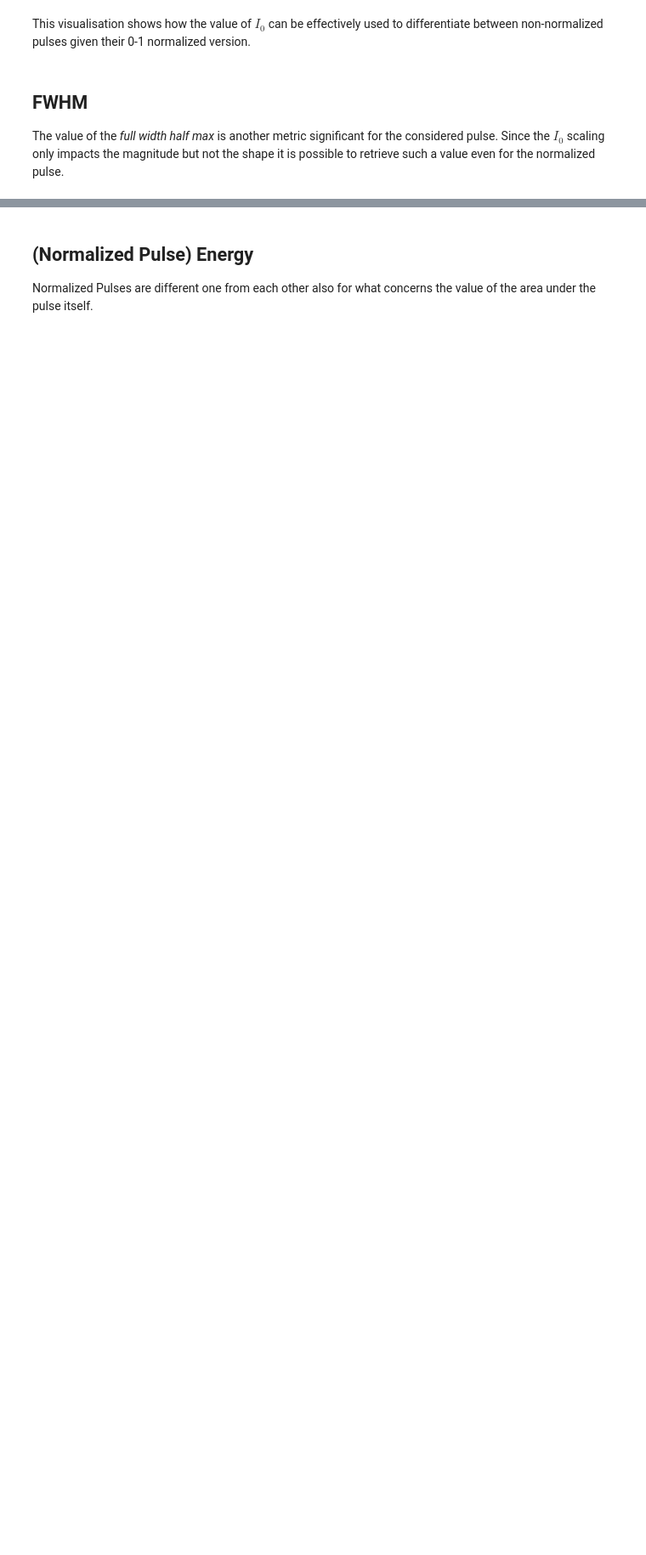
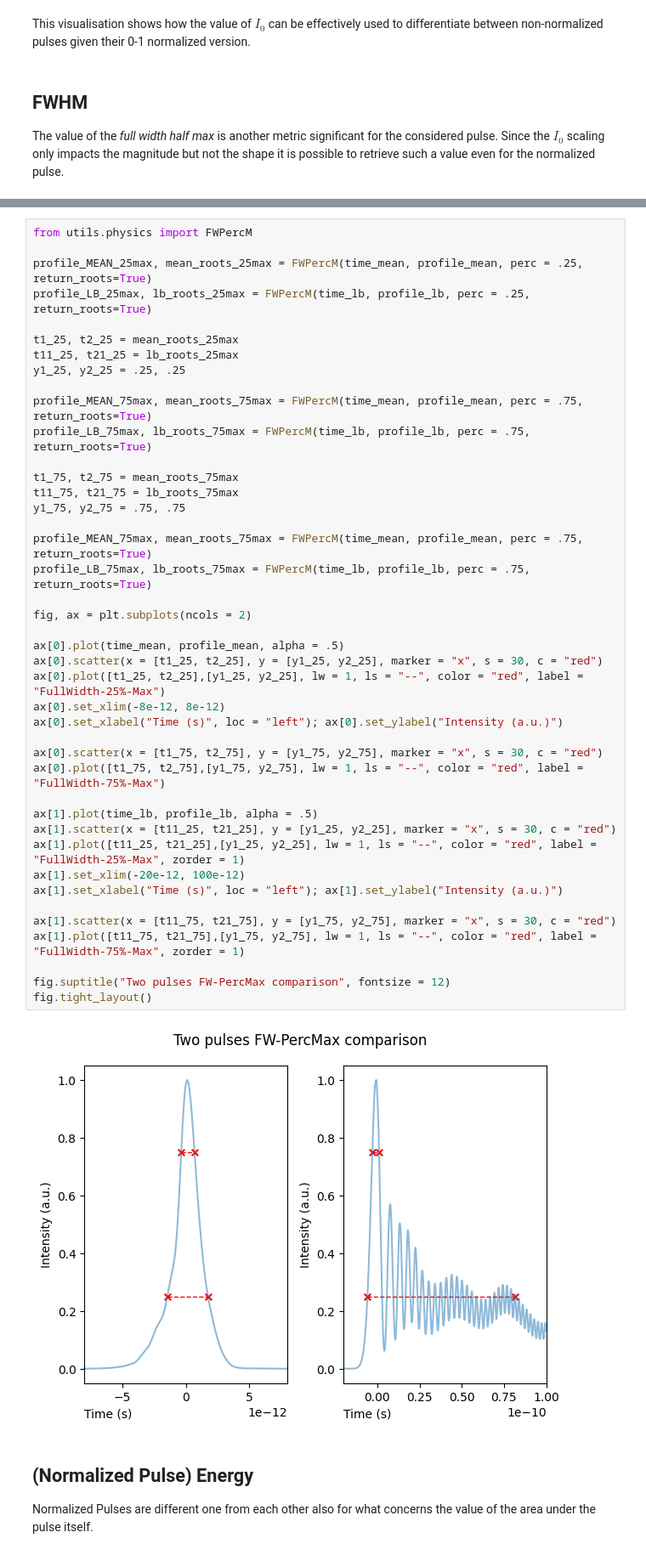
Before and after one commit to fracapuano/TempoRL, a Jupyter notebook: notebooks/PulseAnalysis/pulse_embedding.ipynb, the cells around one changed output, grey strips where cells are left out. Shown at 85% size. Cells and saved outputs as stored; diff of their text form; blank space fills up the shorter version.

Commit message:
pulse embedding completed

```diff
--- a/notebooks/PulseAnalysis/pulse_embedding.ipynb
+++ b/notebooks/PulseAnalysis/pulse_embedding.ipynb
@@ -214,3 +216,47 @@ Once more, this visualization shows how the two different pulses can be describe
+# %%
+from utils.physics import FWPercM
+
+profile_MEAN_25max, mean_roots_25max = FWPercM(time_mean, profile_mean, perc = .25, return_roots=True)
+profile_LB_25max, lb_roots_25max = FWPercM(time_lb, profile_lb, perc = .25, return_roots=True)
+
+t1_25, t2_25 = mean_roots_25max
+t11_25, t21_25 = lb_roots_25max
+y1_25, y2_25 = .25, .25
+
+profile_MEAN_75max, mean_roots_75max = FWPercM(time_mean, profile_mean, perc = .75, return_roots=True)
+profile_LB_75max, lb_roots_75max = FWPercM(time_lb, profile_lb, perc = .75, return_roots=True)
+
+t1_75, t2_75 = mean_roots_75max
+t11_75, t21_75 = lb_roots_75max
+y1_75, y2_75 = .75, .75
+
+profile_MEAN_75max, mean_roots_75max = FWPercM(time_mean, profile_mean, perc = .75, return_roots=True)
+profile_LB_75max, lb_roots_75max = FWPercM(time_lb, profile_lb, perc = .75, return_roots=True)
+
+fig, ax = plt.subplots(ncols = 2)
+
+ax[0].plot(time_mean, profile_mean, alpha = .5)
+ax[0].scatter(x = [t1_25, t2_25], y = [y1_25, y2_25], marker = "x", s = 30, c = "red")
+ax[0].plot([t1_25, t2_25],[y1_25, y2_25], lw = 1, ls = "--", color = "red", label = "FullWidth-25%-Max")
+ax[0].set_xlim(-8e-12, 8e-12)
+ax[0].set_xlabel("Time (s)", loc = "left"); ax[0].set_ylabel("Intensity (a.u.)")
+
+ax[0].scatter(x = [t1_75, t2_75], y = [y1_75, y2_75], marker = "x", s = 30, c = "red")
+ax[0].plot([t1_75, t2_75],[y1_75, y2_75], lw = 1, ls = "--", color = "red", label = "FullWidth-75%-Max")
+
+ax[1].plot(time_lb, profile_lb, alpha = .5)
+ax[1].scatter(x = [t11_25, t21_25], y = [y1_25, y2_25], marker = "x", s = 30, c = "red")
+ax[1].plot([t11_25, t21_25],[y1_25, y2_25], lw = 1, ls = "--", color = "red", label = "FullWidth-25%-Max", zorder = 1)
+ax[1].set_xlim(-20e-12, 100e-12)
+ax[1].set_xlabel("Time (s)", loc = "left"); ax[1].set_ylabel("Intensity (a.u.)")
+
+ax[1].scatter(x = [t11_75, t21_75], y = [y1_75, y2_75], marker = "x", s = 30, c = "red")
+ax[1].plot([t11_75, t21_75],[y1_75, y2_75], lw = 1, ls = "--", color = "red", label = "FullWidth-75%-Max", zorder = 1)
+
+fig.suptitle("Two pulses FW-PercMax comparison", fontsize = 12)
+fig.tight_layout()
+# %% [output]
+[figure, added]
 # %% [markdown]
 ## (Normalized Pulse) Energy
 Normalized Pulses are different one from each other also for what concerns the value of the area under the pulse itself.
```
Also changed, not shown: parts of 3 cells of this notebook.
